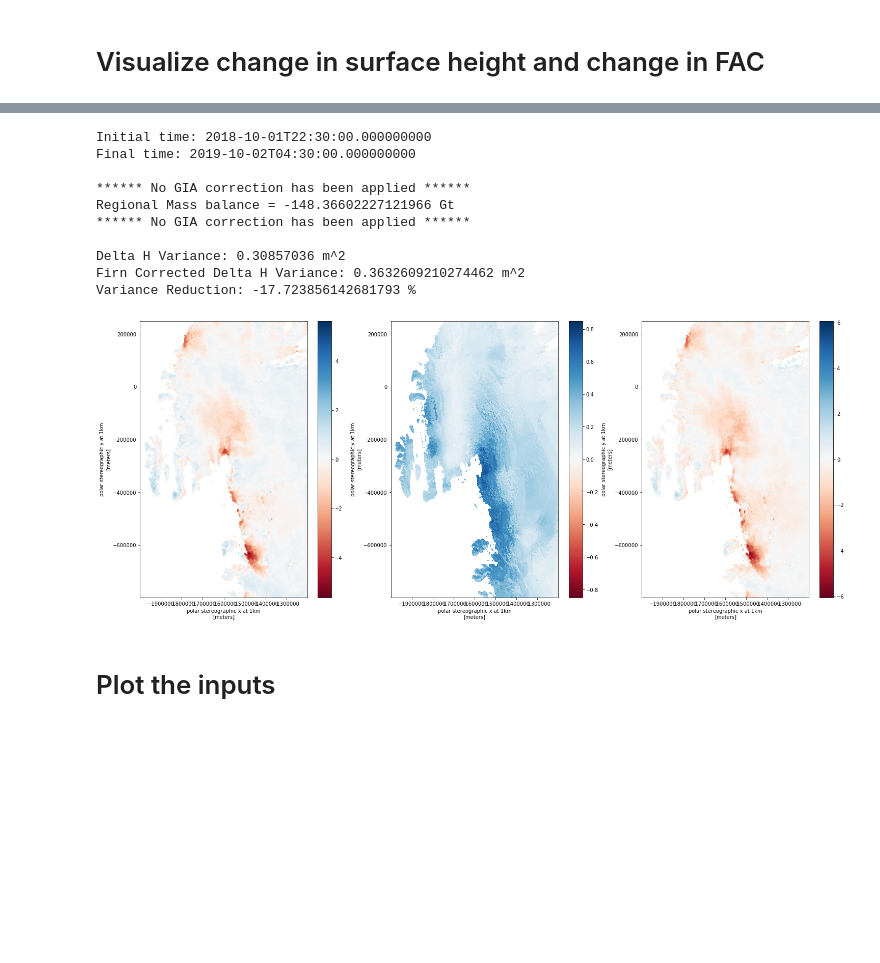
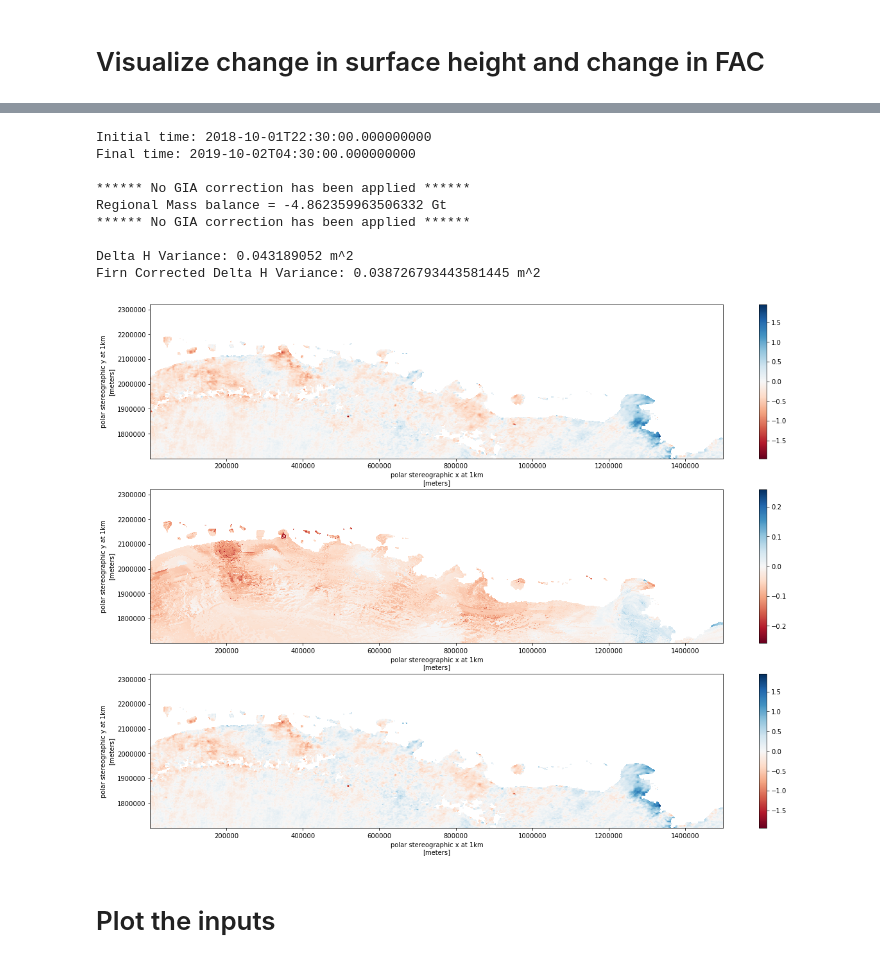
Before and after one commit to EricKeenan/mass-balance, a Jupyter notebook: notebooks/ATL15.ipynb, the cells around one changed output, grey strips where cells are left out. Cells and saved outputs as stored; diff of their text form; code cells hidden in the pictures; blank space fills up the shorter version.

Commit message:
Working on figures for the whole ice sheet

```diff
--- a/notebooks/ATL15.ipynb
+++ b/notebooks/ATL15.ipynb
@@ -53,11 +53,11 @@ dh = dh * grounded_mask
 # y_min = -110e3
 # y_max = 0
 
-# Coastal West Antarctica
-x_min = -2000e3
-x_max = -1200e3
-y_min = -800e3
-y_max = 250e3
+# # Coastal West Antarctica
+# x_min = -2000e3
+# x_max = -1200e3
+# y_min = -800e3
+# y_max = 250e3
 
 # # Interior
 # x_min = -500e3
@@ -71,6 +71,12 @@ y_max = 250e3
 # y_min = -1500e3
 # y_max = 500e3
 
+# Dronning Maud Land
+x_min = 0e3
+x_max = 1500e3
+y_min = 1700e3
+y_max = 10000e3
+
 x1_ind = (ds['x'] > x_min)
 x2_ind = (ds['x'] < x_max)
 x_ind = np.logical_and(x1_ind, x2_ind)
@@ -175,42 +175,42 @@ plt.scatter(ratio[y_ind,x_inds], dh_zone[y_ind,x_inds])
 # %%
 # Plot
 lim = np.nanmax(np.abs(inference))
-fig, axes = plt.subplots(ncols=3, figsize=(25, 10))
+# fig, axes = plt.subplots(ncols=3, figsize=(25, 10)) # For West Antarctica
+fig, axes = plt.subplots(nrows=3, figsize=(20, 15)) # For West Antarctica
 dh_zone.plot(cmap=plt.cm.RdBu, ax=axes[0])
 inference.plot(cmap=plt.cm.RdBu, ax=axes[1], vmin=-lim, vmax=lim)
 dh_corr.plot(cmap=plt.cm.RdBu, ax=axes[2])
 
 # Print initial and final date
 print("Initial time: " + str(ds['time'][ind0].values))
 print("Final time: " + str(ds['time'][indf].values))
 
 # Regional mass balance
 MB = 917 * dh_corr * ds['cell_area']
 MB = MB.sum() / 1e12
 print()
 print("****** No GIA correction has been applied ******")
 print("Regional Mass balance = " + str(MB.values) + " Gt")
 print("****** No GIA correction has been applied ******")
 
 
 # Calculate variance reduction
 vr = 1 - (dh_corr.var() / dh_zone.var())
 print()
 print("Delta H Variance: " + str(dh_zone.var().values) + " m^2")
 print("Firn Corrected Delta H Variance: " + str(dh_corr.var().values) + " m^2")
-print("Variance Reduction: " + str(100*vr.values) + " %")
+# print("Variance Reduction: " + str(100*vr.values) + " %")
 # %% [output]
 Initial time: 2018-10-01T22:30:00.000000000
 Final time: 2019-10-02T04:30:00.000000000
 
 ****** No GIA correction has been applied ******
-Regional Mass balance = -148.36602227121966 Gt
+Regional Mass balance = -4.862359963506332 Gt
 ****** No GIA correction has been applied ******
 
-Delta H Variance: 0.30857036 m^2
-Firn Corrected Delta H Variance: 0.3632609210274462 m^2
-Variance Reduction: -17.723856142681793 %
+Delta H Variance: 0.043189052 m^2
+Firn Corrected Delta H Variance: 0.038726793443581445 m^2
-[figure, old version]
+[figure, new version]
 # %%
 # io = np.loadtxt("inference.txt")
 # diff = io[:,2] / io[:,3] # Mean precip - mean precip over 91 days
```
Also changed, not shown: parts of 6 cells of this notebook, 4 other files.
